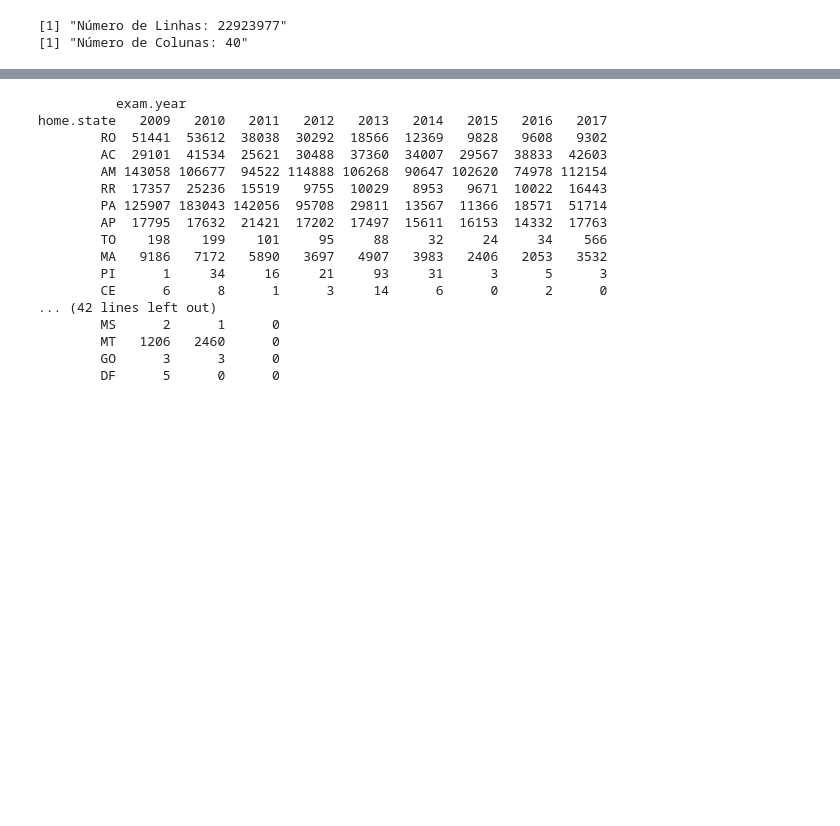
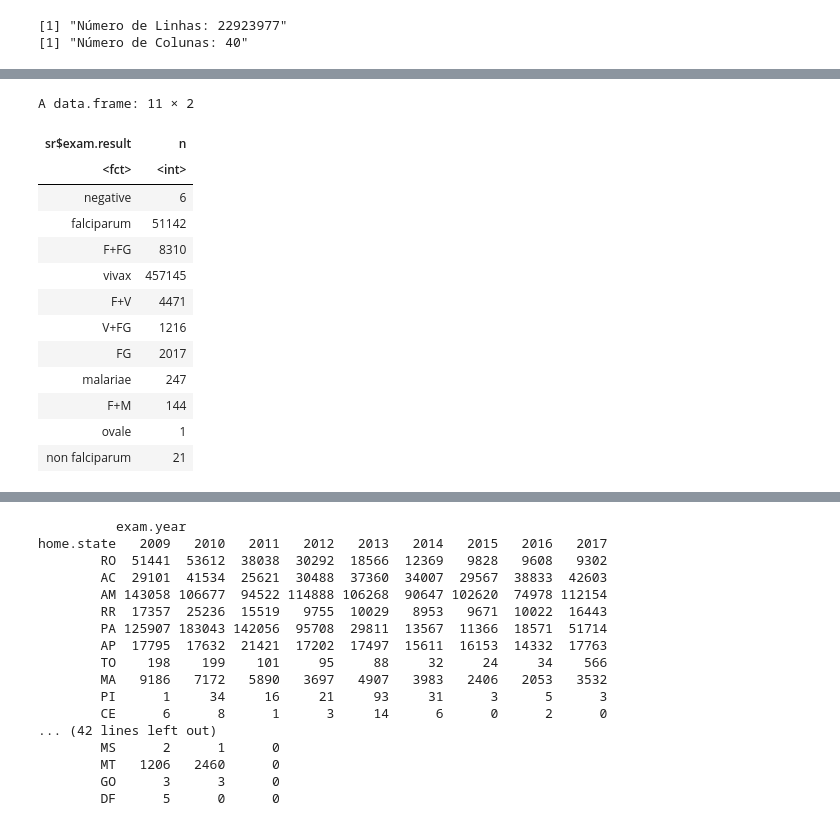
Before and after one commit to frankfaisca/cefet-min-dados, a Jupyter notebook: Exploration_Malaria.ipynb, the cells around one changed output, grey strips where cells are left out. Saved outputs shown, nothing was run; the diff lists cells and outputs as text; code cells hidden in the pictures; blank space fills up the shorter version.

```diff
--- a/Exploration_Malaria.ipynb
+++ b/Exploration_Malaria.ipynb
@@ -100,0 +126,18 @@ print(paste("Número de Colunas:",ncol(data)))
+# %%
+
+sr %>% count(sr$exam.result)
+# %% [output]
+A data.frame: 11 × 2
+| sr$exam.result | n |
+| <fct> | <int> |
+| negative | 6 |
+| falciparum | 51142 |
+| F+FG | 8310 |
+| vivax | 457145 |
+| F+V | 4471 |
+| V+FG | 1216 |
+| FG | 2017 |
+| malariae | 247 |
+| F+M | 144 |
+| ovale | 1 |
+| non falciparum | 21 |
```
Also changed, not shown: parts of 8 cells of this notebook.
